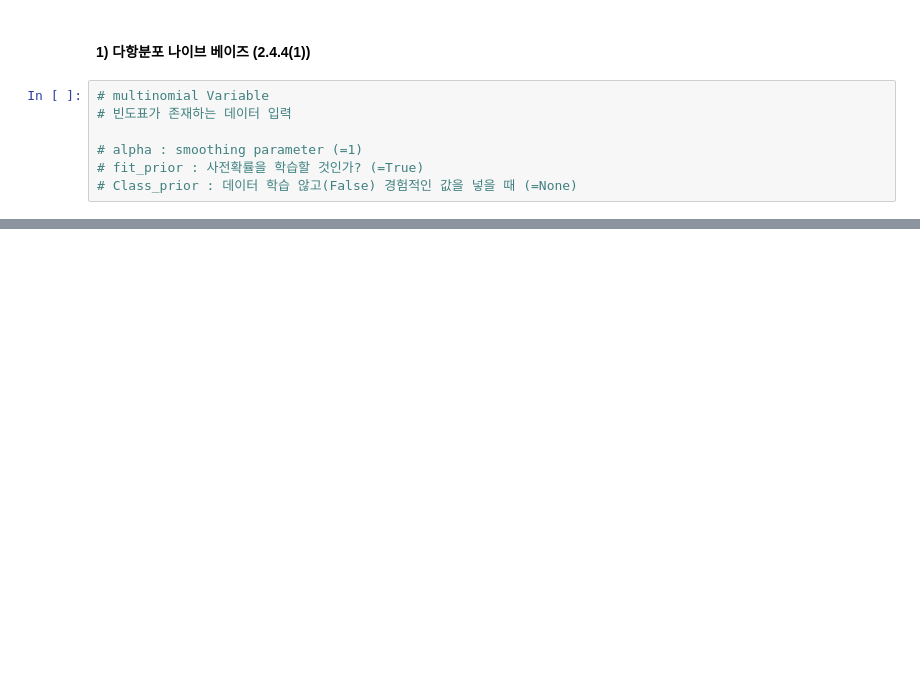
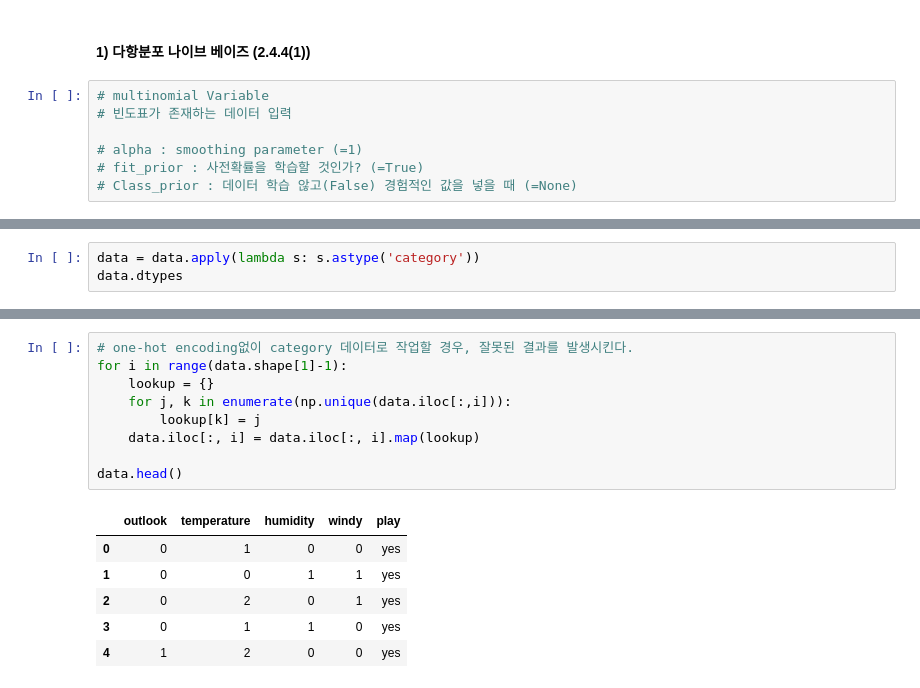
Before and after one commit to Soeui-lee/04.Colab, a Jupyter notebook: 연습/01.03.naive.ipynb, the cells around one changed output, grey strips where cells are left out. Saved outputs shown, nothing was run; the diff lists cells and outputs as text; blank space fills up the shorter version.

```diff
--- a/연습/01.03.naive.ipynb
+++ b/연습/01.03.naive.ipynb
@@ -259,0 +262,3 @@ SyntaxError: invalid syntax (<ipython-input-62-5d5ddb4fa22f>, line 1)
+# %%
+data = data.apply(lambda s: s.astype('category'))
+data.dtypes
@@ -259,0 +287,16 @@ SyntaxError: invalid syntax (<ipython-input-62-5d5ddb4fa22f>, line 1)
+# %%
+# one-hot encoding없이 category 데이터로 작업할 경우, 잘못된 결과를 발생시킨다.
+for i in range(data.shape[1]-1):
+    lookup = {}
+    for j, k in enumerate(np.unique(data.iloc[:,i])):
+        lookup[k] = j
+    data.iloc[:, i] = data.iloc[:, i].map(lookup)
+
+data.head()
+# %% [output]
+|  | outlook | temperature | humidity | windy | play |
+| 0 | 0 | 1 | 0 | 0 | yes |
+| 1 | 0 | 0 | 1 | 1 | yes |
+| 2 | 0 | 2 | 0 | 1 | yes |
+| 3 | 0 | 1 | 1 | 0 | yes |
+| 4 | 1 | 2 | 0 | 0 | yes |
```
Also changed, not shown: parts of 5 cells of this notebook.
